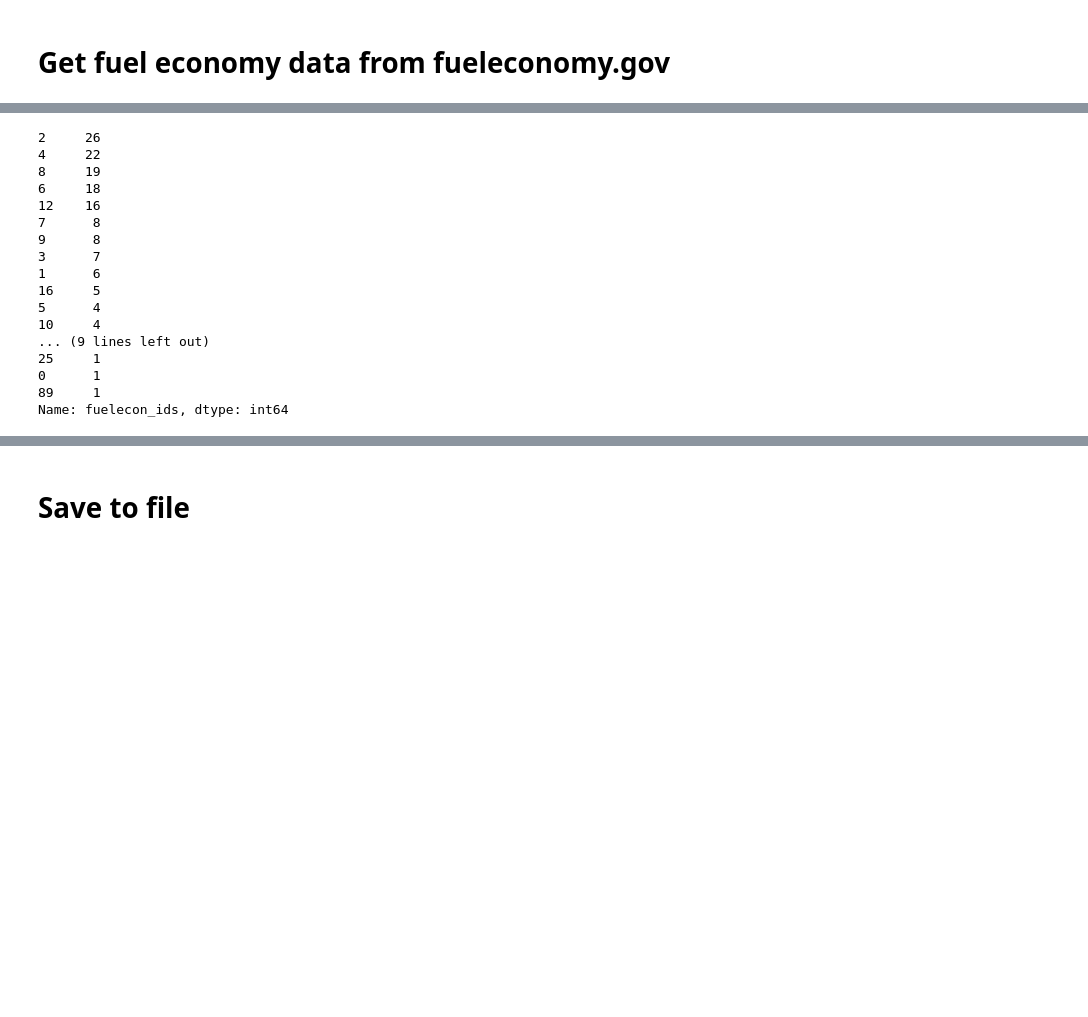
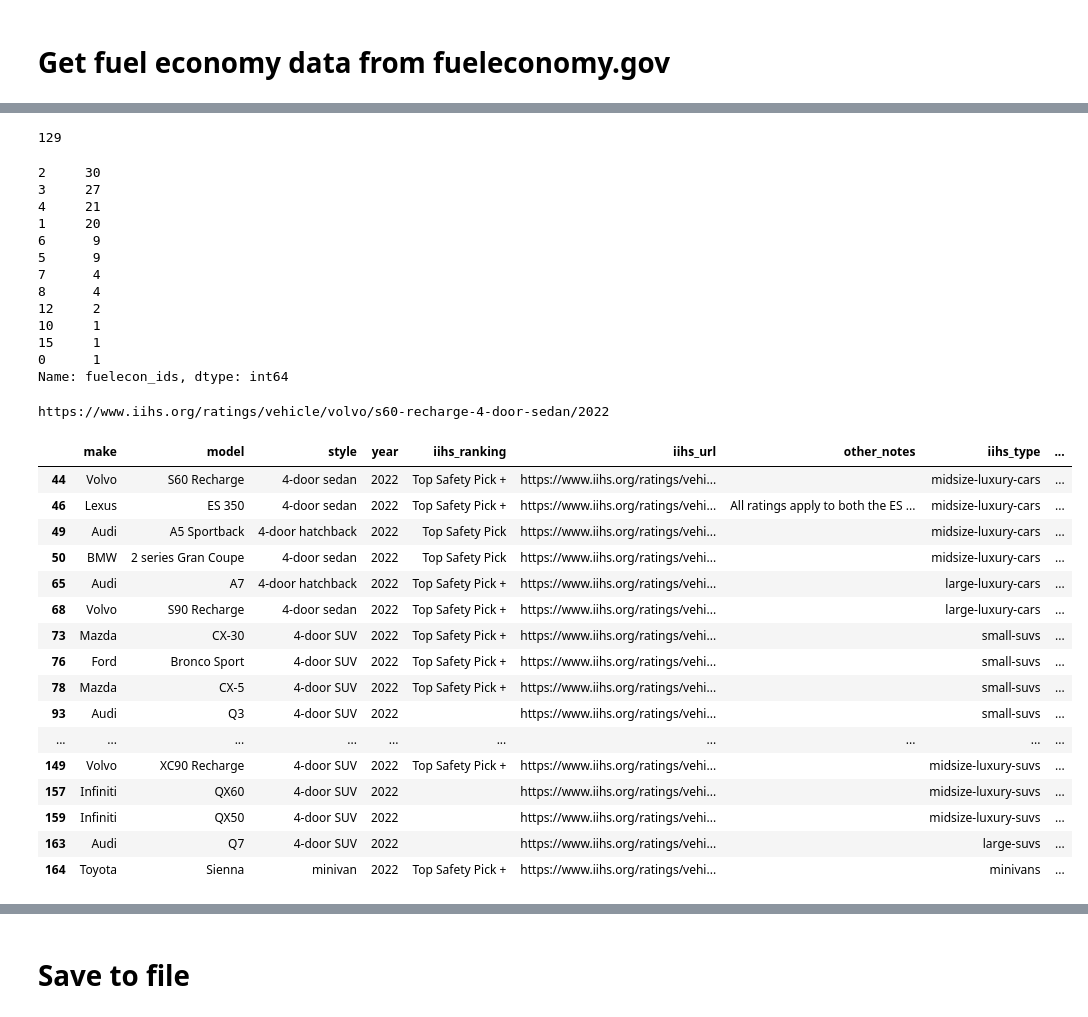
Before and after one commit to lucymli/CarSearch, a Jupyter notebook: 2022 Car Purchase.ipynb, the cells around one changed output, grey strips where cells are left out. Drawn from its saved outputs; the diff is of its cells as text; code cells hidden in the pictures; blank space fills up the shorter version.

```diff
--- a/2022 Car Purchase.ipynb
+++ b/2022 Car Purchase.ipynb
@@ -98,20 +158,22 @@ car_table_fuel
+# %%
+car_table_fuel_subset = car_table_fuel.copy().loc[~ car_table_fuel["iihs_type"].isin(["small-cars", "midsize-cars"])]
+len(car_table_fuel_subset)
+# %% [output]
+129
 # %%
-car_table_fuel["fuelecon_ids"].apply(len).value_counts()
+car_table_fuel_subset["fuelecon_ids"].apply(len).value_counts()
+# car_table_fuel["fuelecon_ids"].apply(len).value_counts()
 # %% [output]
-2     26
-4     22
-8     19
-6     18
-12    16
-7      8
-9      8
-3      7
-1      6
-16     5
-5      4
-10     4
-... (9 lines left out)
-25     1
+2     30
+3     27
+4     21
+1     20
+6      9
+5      9
+7      4
+8      4
+12     2
+10     1
+15     1
 0      1
-89     1
 Name: fuelecon_ids, dtype: int64
@@ -119,0 +180,24 @@ vehicle_cols = ["atvtype", "charge120", "charge240", "city08", "cityA08", "co2",
+# %%
+car_table_fuel_subset["num_fuelecon_ids"] = car_table_fuel_subset["fuelecon_ids"].apply(lambda x: len(x))
+# %%
+print(car_table_fuel_subset[car_table_fuel_subset["num_fuelecon_ids"] == 2]["iihs_url"].iloc[0])
+car_table_fuel_subset[car_table_fuel_subset["num_fuelecon_ids"] == 2]
+# %% [output]
+https://www.iihs.org/ratings/vehicle/volvo/s60-recharge-4-door-sedan/2022
+|  | make | model | style | year | iihs_ranking | iihs_url | other_notes | iihs_type | ... |
+| 44 | Volvo | S60 Recharge | 4-door sedan | 2022 | Top Safety Pick + | https://www.iihs.org/ratings/vehi... |  | midsize-luxury-cars | ... |
+| 46 | Lexus | ES 350 | 4-door sedan | 2022 | Top Safety Pick + | https://www.iihs.org/ratings/vehi... | All ratings apply to both the ES ... | midsize-luxury-cars | ... |
+| 49 | Audi | A5 Sportback | 4-door hatchback | 2022 | Top Safety Pick | https://www.iihs.org/ratings/vehi... |  | midsize-luxury-cars | ... |
+| 50 | BMW | 2 series Gran Coupe | 4-door sedan | 2022 | Top Safety Pick | https://www.iihs.org/ratings/vehi... |  | midsize-luxury-cars | ... |
+| 65 | Audi | A7 | 4-door hatchback | 2022 | Top Safety Pick + | https://www.iihs.org/ratings/vehi... |  | large-luxury-cars | ... |
+| 68 | Volvo | S90 Recharge | 4-door sedan | 2022 | Top Safety Pick + | https://www.iihs.org/ratings/vehi... |  | large-luxury-cars | ... |
+| 73 | Mazda | CX-30 | 4-door SUV | 2022 | Top Safety Pick + | https://www.iihs.org/ratings/vehi... |  | small-suvs | ... |
+| 76 | Ford | Bronco Sport | 4-door SUV | 2022 | Top Safety Pick + | https://www.iihs.org/ratings/vehi... |  | small-suvs | ... |
+| 78 | Mazda | CX-5 | 4-door SUV | 2022 | Top Safety Pick + | https://www.iihs.org/ratings/vehi... |  | small-suvs | ... |
+| 93 | Audi | Q3 | 4-door SUV | 2022 |  | https://www.iihs.org/ratings/vehi... |  | small-suvs | ... |
+| ... | ... | ... | ... | ... | ... | ... | ... | ... | ... |
+| 149 | Volvo | XC90 Recharge | 4-door SUV | 2022 | Top Safety Pick + | https://www.iihs.org/ratings/vehi... |  | midsize-luxury-suvs | ... |
+| 157 | Infiniti | QX60 | 4-door SUV | 2022 |  | https://www.iihs.org/ratings/vehi... |  | midsize-luxury-suvs | ... |
+| 159 | Infiniti | QX50 | 4-door SUV | 2022 |  | https://www.iihs.org/ratings/vehi... |  | midsize-luxury-suvs | ... |
+| 163 | Audi | Q7 | 4-door SUV | 2022 |  | https://www.iihs.org/ratings/vehi... |  | large-suvs | ... |
+| 164 | Toyota | Sienna | minivan | 2022 | Top Safety Pick + | https://www.iihs.org/ratings/vehi... |  | minivans | ... |
```
Also changed, not shown: parts of 26 cells of this notebook.
